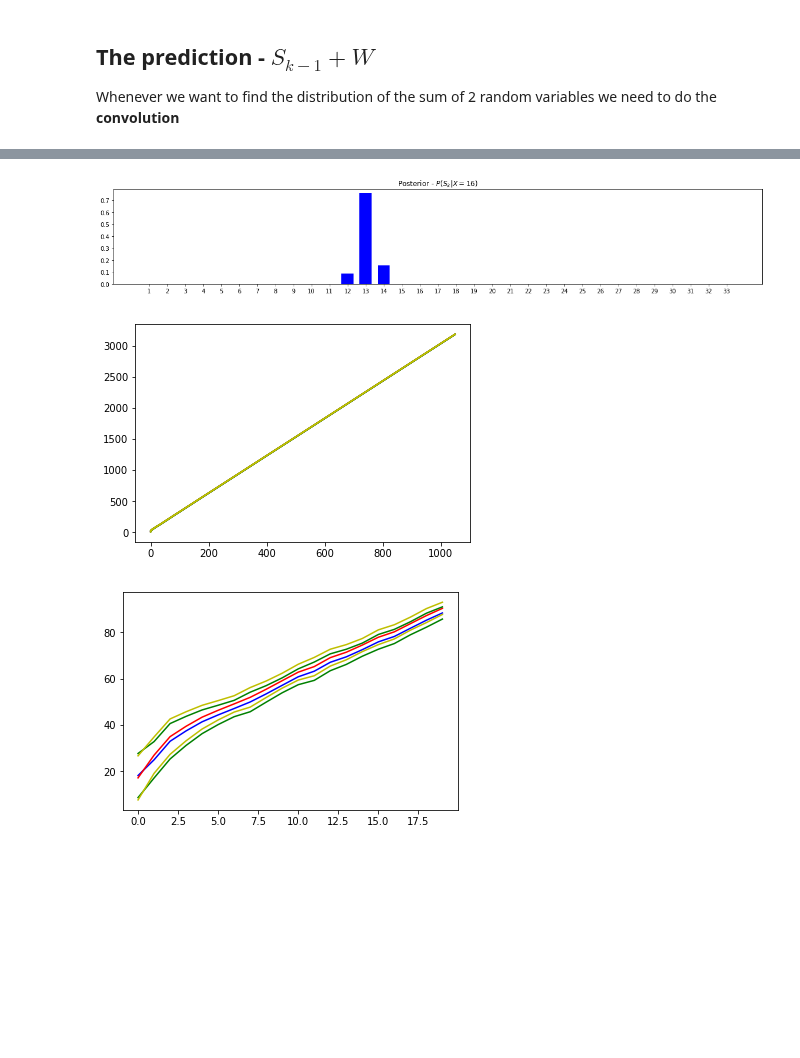
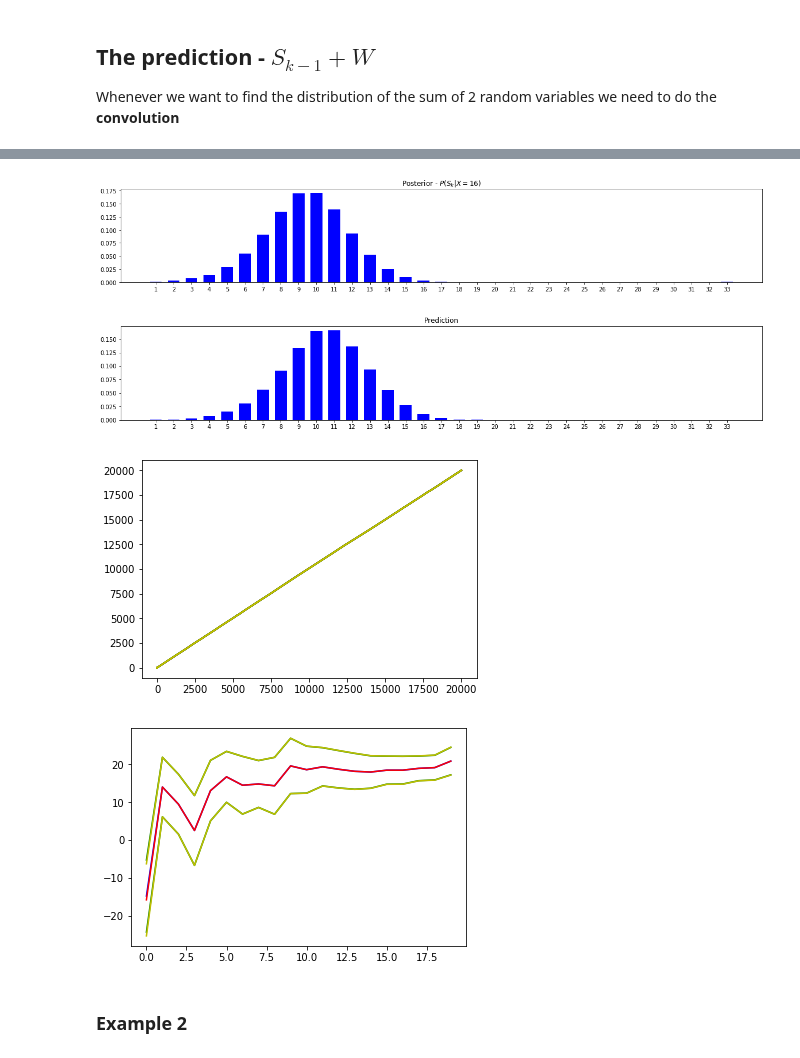
Before and after one commit to jganzabal/Kalman-as-Recursive-Bayesian-Estimation, a Jupyter notebook: Additive noise Histogram Filters.ipynb, the cells around one changed output, grey strips where cells are left out. Cells and saved outputs as stored; diff of their text form; code cells hidden in the pictures; blank space fills up the shorter version.

```diff
--- a/Additive noise Histogram Filters.ipynb
+++ b/Additive noise Histogram Filters.ipynb
@@ -14,6 +14,6 @@ from histogram_filters_helper import plot_distribution
 # %% [markdown]
 ## Generative Model - HMM
 # %%
-N = 21
+N = 31
 robot.plot_robot_room(N = N, loc = 2)
 # %% [output]
@@ -171,11 +172,7 @@ plot_distribution(prediction, title="Prediction - $P(S_{k+1}|X_k=%d)$"%X)
 # %%
 N = 33
-steps = 1200
-Wpw = np.zeros(N)
-Wpw[3] = 1
-#Wpw[2] = 0.5
+steps = 20000
 Wo = get_walking_noise_example_2(N)
-Wo = Wpw
 plot_distribution(Wo, title="Transition")
 
 observation_func = get_exponential_distribution_symetric
@@ -194,12 +190,16 @@ Counter({3: 1200})
 # %%
 prior = np.ones(N)/N
 posterior, mean_list, var_list, mean_list_pred, var_list_pred = run_histogram_filter(Wo, measurements, likelihood, prior)
 
 plot_distribution(posterior, title="Posterior - $P(S_k|X=%d)$"%X)
+plot_distribution(convolve(posterior, Wo), title="Prediction")
 plt.show()
 plot_estimations(mean_list, var_list, mean_list_pred, var_list_pred, fr = 0)
 plot_estimations(mean_list, var_list, mean_list_pred, var_list_pred, fr = 0, to = 20)
 # %% [output]
-[figure, old version]
+[figure, new version]
-[figure, old version]
+[figure, new version]
-[figure, old version]
+[figure, new version]
+[figure, added]
+# %% [markdown]
+### Example 2
```
Also changed, not shown: parts of 16 cells of this notebook, 2 other files.
